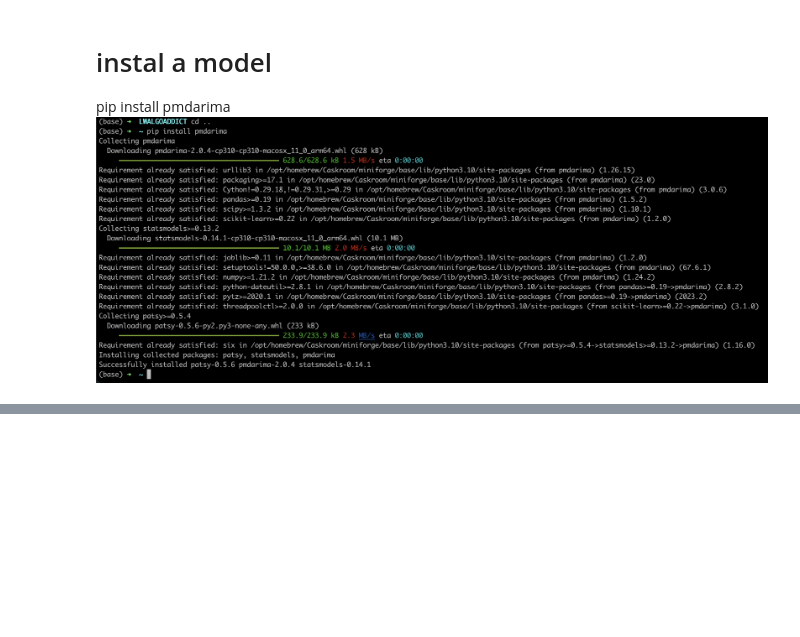
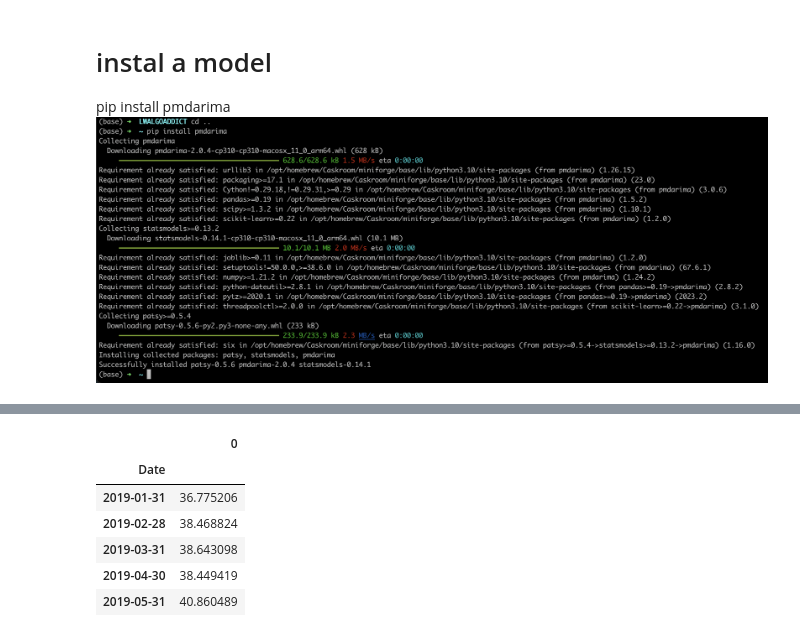
Before and after one commit to pNatTueku/basicPython, a Jupyter notebook: basic_time_series_04.ipynb, the cells around one changed output, grey strips where cells are left out. Saved outputs shown, nothing was run; the diff lists cells and outputs as text; code cells hidden in the pictures; blank space fills up the shorter version.

```diff
--- a/basic_time_series_04.ipynb
+++ b/basic_time_series_04.ipynb
@@ -421,0 +488,11 @@ ModuleNotFoundError: No module named 'pmdarima'
+# %%
+auto_pred = pd.DataFrame(auto_arima.predict(df_test.shape[0]), index = df_test.index)
+auto_pred.head()
+# %% [output]
+|  | 0 |
+| Date |  |
+| 2019-01-31 | 36.775206 |
+| 2019-02-28 | 38.468824 |
+| 2019-03-31 | 38.643098 |
+| 2019-04-30 | 38.449419 |
+| 2019-05-31 | 40.860489 |
```
Also changed, not shown: parts of 13 cells of this notebook.
